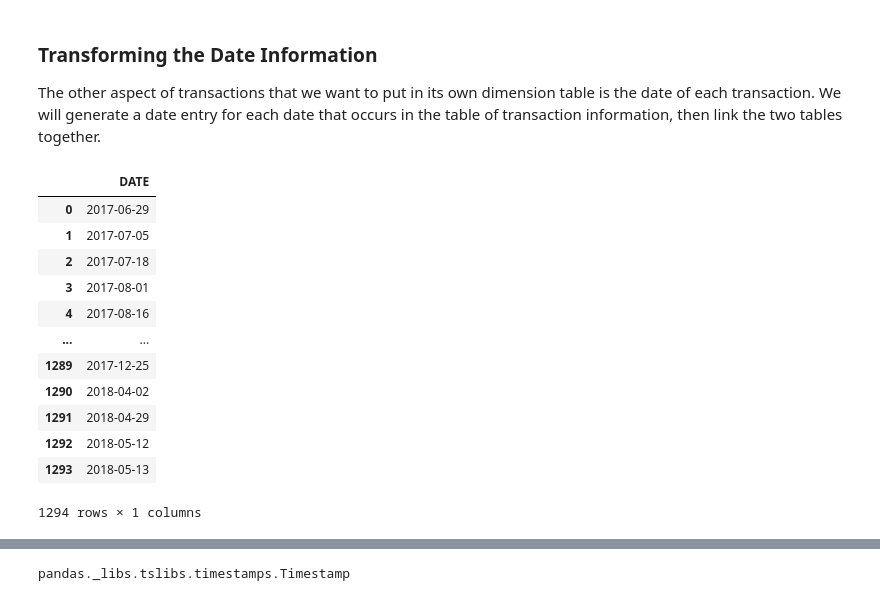
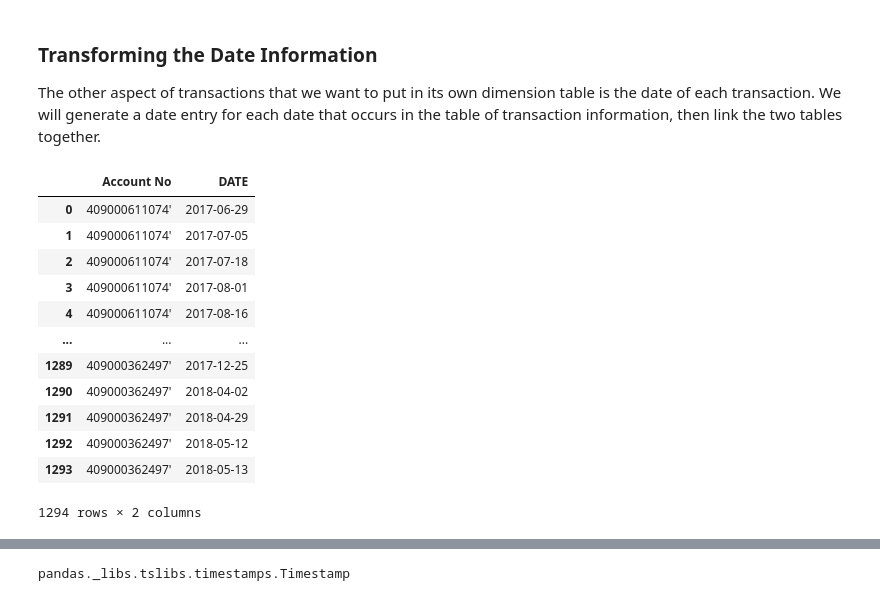
Before and after one commit to MKhour/DSProject1, a Jupyter notebook: DSProject1.ipynb, the cells around one changed output, grey strips where cells are left out. Saved outputs shown, nothing was run; the diff lists cells and outputs as text; code cells hidden in the pictures.

```diff
--- a/DSProject1.ipynb
+++ b/DSProject1.ipynb
@@ -314,23 +327,23 @@ The other aspect of transactions that we want to put in its own dimension table
 # %%
 # get a list of unique dates from the table of transaction info
 date_info = bank_info.drop_duplicates(subset=["DATE"])
 date_info = date_info.reset_index(drop=True) # reset the indices to start from 0
-date_info.drop(['Account No', 'TRANSACTION DETAILS', 'CHQ.NO.','VALUE DATE', 'WITHDRAWAL AMT', 'DEPOSIT AMT', 'BALANCE AMT', '.'], axis = 1, inplace = True)
+date_info.drop([ 'TRANSACTION DETAILS', 'CHQ.NO.','VALUE DATE', 'WITHDRAWAL AMT', 'DEPOSIT AMT', 'BALANCE AMT', '.'], axis = 1, inplace = True)
 date_info
 # %% [output]
-|  | DATE |
-| 0 | 2017-06-29 |
-| 1 | 2017-07-05 |
-| 2 | 2017-07-18 |
-| 3 | 2017-08-01 |
-| 4 | 2017-08-16 |
-| ... | ... |
-| 1289 | 2017-12-25 |
-| 1290 | 2018-04-02 |
-| 1291 | 2018-04-29 |
-| 1292 | 2018-05-12 |
-| 1293 | 2018-05-13 |
+|  | Account No | DATE |
+| 0 | 409000611074' | 2017-06-29 |
+| 1 | 409000611074' | 2017-07-05 |
+| 2 | 409000611074' | 2017-07-18 |
+| 3 | 409000611074' | 2017-08-01 |
+| 4 | 409000611074' | 2017-08-16 |
+| ... | ... | ... |
+| 1289 | 409000362497' | 2017-12-25 |
+| 1290 | 409000362497' | 2018-04-02 |
+| 1291 | 409000362497' | 2018-04-29 |
+| 1292 | 409000362497' | 2018-05-12 |
+| 1293 | 409000362497' | 2018-05-13 |
-1294 rows × 1 columns
+1294 rows × 2 columns
 # %%
 date_info["Day"] = date_info.apply(lambda row: get_day(row["DATE"]), axis=1)
 # %%
```
Also changed, not shown: parts of 11 cells of this notebook.
